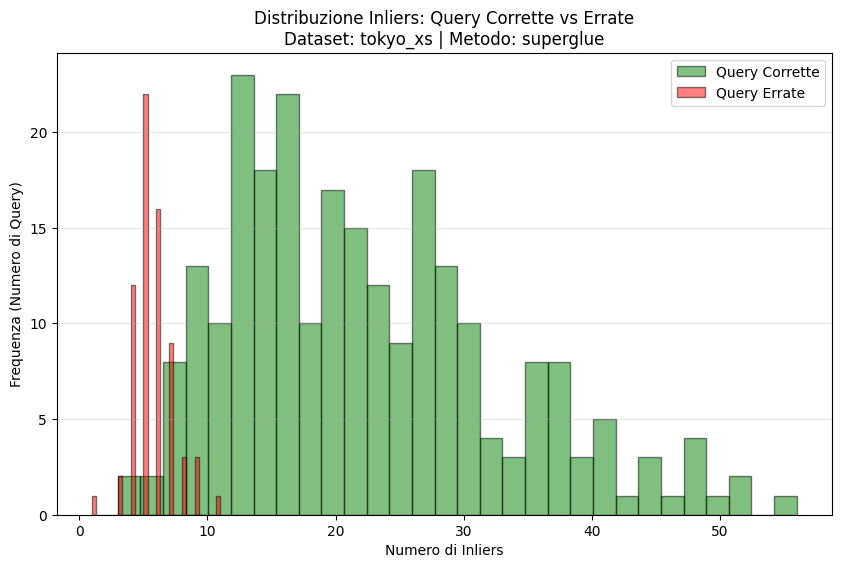
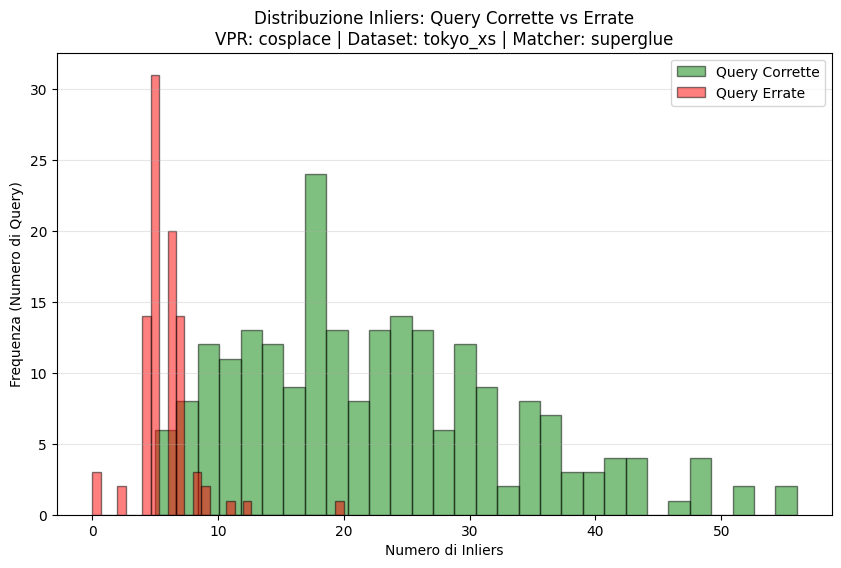
The notebook cell's code change between the first figure and the second:
--- before
+++ after
@@ -1,14 +1,20 @@
 import matplotlib.pyplot as plt
+from pathlib import Path
+
 
 # Cicliamo solo per generare i grafici
 for dataset in datasets:
     for method in methods:
+
         # Filtriamo il database in memoria per la combinazione corrente
-        df_filtrato = df_risultati[(df_risultati['dataset'] == dataset) & (df_risultati['method'] == method)]
+        df_filtrato = df_risultati[
+            (df_risultati['dataset'] == dataset) &
+            (df_risultati['method'] == method)
+        ]
 
         if df_filtrato.empty:
             continue
 
-        # Separiamo corretti e sbagliati usando il filtro booleano di Pandas
+        # Separiamo corretti e sbagliati
         correct_inliers = df_filtrato[df_filtrato['base_correct'] == True]['rank1_inliers']
         wrong_inliers = df_filtrato[df_filtrato['base_correct'] == False]['rank1_inliers']
@@ -18,5 +24,8 @@
         plt.hist(wrong_inliers, bins=30, alpha=0.5, label='Query Errate', color='r', edgecolor='black')
 
-        plt.title(f'Distribuzione Inliers: Query Corrette vs Errate\nDataset: {dataset} | Metodo: {method}')
+        plt.title(
+            f'Distribuzione Inliers: Query Corrette vs Errate\n'
+            f'VPR: {vpr_method} | Dataset: {dataset} | Matcher: {method}'
+        )
         plt.xlabel('Numero di Inliers')
         plt.ylabel('Frequenza (Numero di Query)')
@@ -24,9 +33,19 @@
         plt.grid(axis='y', alpha=0.3)
 
-        save_dir = os.path.join(base_dir, 'Inliers', 'mixvpr', dataset)
-        os.makedirs(save_dir, exist_ok=True)
-        save_path = os.path.join(save_dir, f'istogramma_inliers_{method}.png')
+        # Salvataggio dentro la cartella Inliers
+        save_dir = (
+            Path(base_dir)
+            / "Inliers"
+            / vpr_method
+            / dataset
+        )
+
+        save_dir.mkdir(parents=True, exist_ok=True)
+
+        save_path = save_dir / f'istogramma_inliers_{method}.png'
 
         plt.savefig(save_path, dpi=300, bbox_inches='tight')
         plt.show()
         plt.close()
+
+        print(f"✅ Salvato: {save_path}")

Commit: Created using Colab